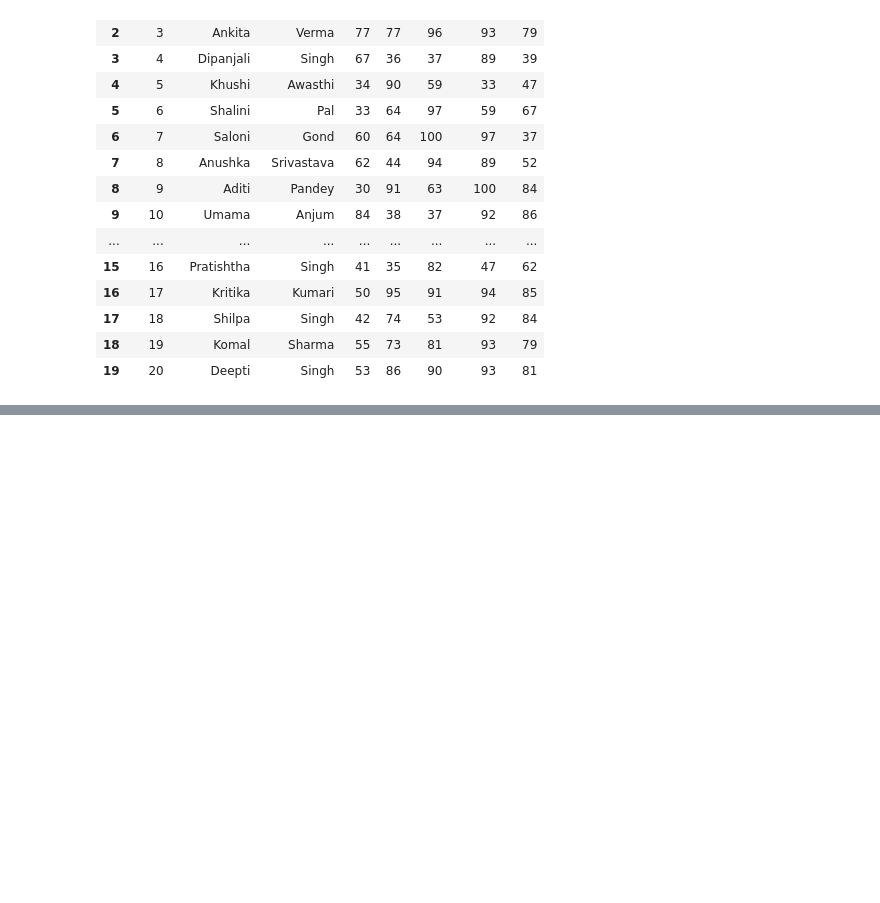
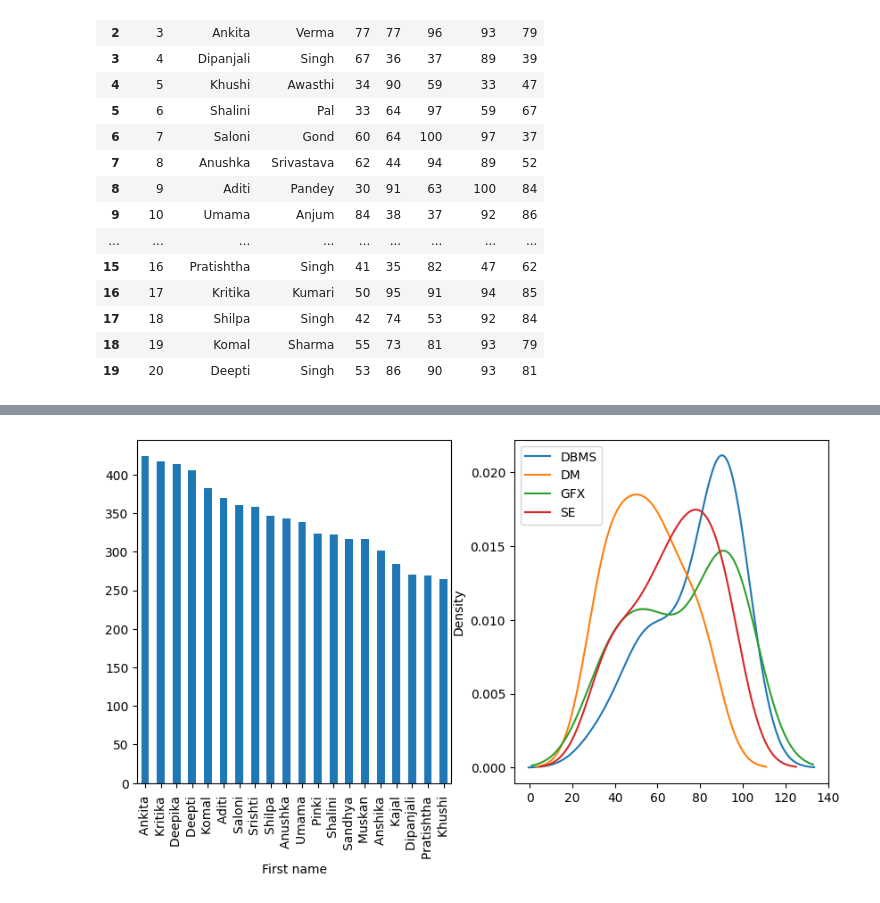
Before and after one commit to Pratishthasingh575/Digipodium, a Jupyter notebook: analysis.ipynb, the cells around one changed output, grey strips where cells are left out. Drawn from its saved outputs; the diff is of its cells as text; code cells hidden in the pictures; blank space fills up the shorter version.

```diff
--- a/analysis.ipynb
+++ b/analysis.ipynb
@@ -32,0 +148,3 @@ marks[['ECO','DBMS','SE']].plot(kind='area',figsize=(10,3),title='ECO Marks')
+# %%
+marks['total']=marks['DBMS']+marks['DM']+marks['ECO']+marks['GFX']+marks['SE']
+marks
@@ -32,0 +170,2 @@ marks[['ECO','DBMS','SE']].plot(kind='area',figsize=(10,3),title='ECO Marks')
+# %%
+marks.sort_values(by='total',ascending=False,inplace=True)
@@ -32,0 +193,3 @@ marks[['ECO','DBMS','SE']].plot(kind='area',figsize=(10,3),title='ECO Marks')
+# %%
+marks['percentage']=marks['total']/5
+marks
@@ -32,0 +215,3 @@ marks[['ECO','DBMS','SE']].plot(kind='area',figsize=(10,3),title='ECO Marks')
+# %%
+marks.sort_values(by=['total','percentage'],ascending=False,inplace=True)
+marks
@@ -32,0 +237,8 @@ marks[['ECO','DBMS','SE']].plot(kind='area',figsize=(10,3),title='ECO Marks')
+# %%
+fig,ax =plt.subplots(figsize=(10,5),ncols=2)
+marks['total'].plot(kind='bar',ax=ax[0])
+cols=['DBMS','DM','GFX','SE']
+marks[cols].plot(kind='kde',ax=ax[1])
+plt.show()
+# %% [output]
+[figure, added]
```
Also changed, not shown: parts of 13 cells of this notebook.
